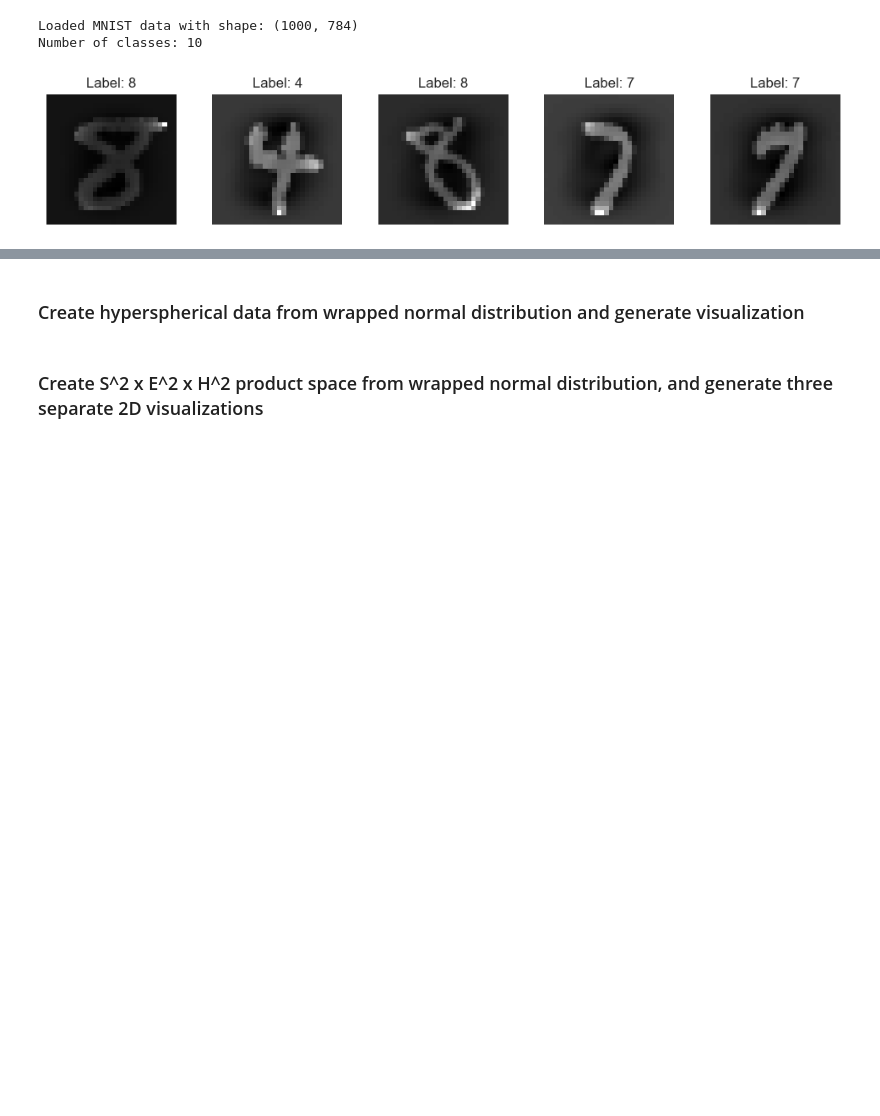
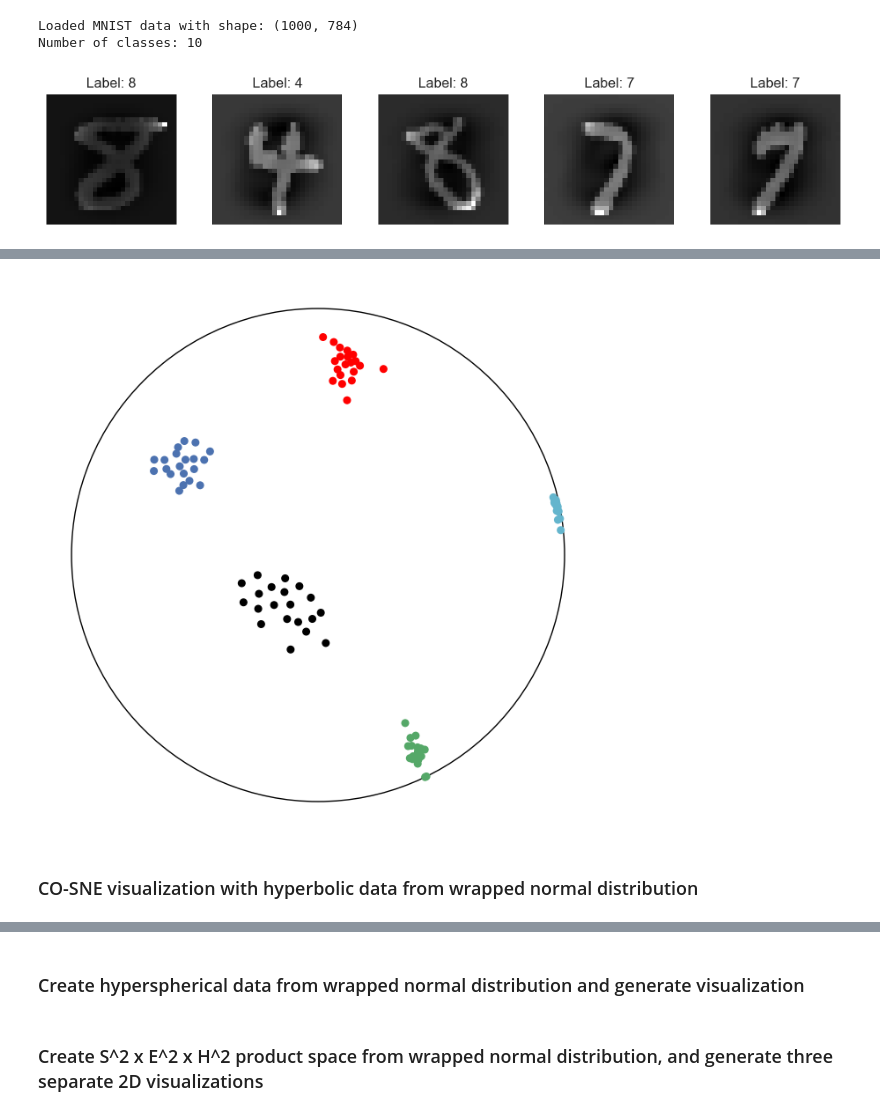
Before and after one commit to qc2321/PS-SNE, a Jupyter notebook: ps-sne.ipynb, the cells around one changed output, grey strips where cells are left out. Drawn from its saved outputs; the diff is of its cells as text; code cells hidden in the pictures; blank space fills up the shorter version.

```diff
--- a/ps-sne.ipynb
+++ b/ps-sne.ipynb
@@ -137,0 +111,34 @@ X_embedded.shape
+# %%
+dists = pmath.dist_matrix(embeddings, embeddings, c=1).numpy()
+# %%
+cosne = htsne.TSNE(
+    n_components=2,
+    verbose=0,
+    method='exact',
+    square_distances=True,
+    metric='precomputed',
+    learning_rate_for_h_loss=0.1,
+    student_t_gamma=0.1,
+    learning_rate=5.0,
+    n_iter=1000,
+    perplexity=20,
+    early_exaggeration=1.0,
+)
+COSNE_embedding = cosne.fit_transform(dists, embeddings)
+# %%
+fig = plt.figure(figsize=(8, 8))
+ax = fig.add_subplot(111)
+
+circle1 = plt.Circle((0, 0), 1, color='black', fill=False)
+plt.gca().add_patch(circle1)
+
+plt.scatter(COSNE_embedding[:,0], COSNE_embedding[:,1], c=colors, s=30)
+ax.set_aspect('equal')
+plt.axis('off')
+
+plt.savefig("./saved_figures/" + "CO-SNE.png", bbox_inches='tight', dpi=fig.dpi)
+plt.show()
+# %% [output]
+[figure, added]
+# %% [markdown]
+### CO-SNE visualization with hyperbolic data from wrapped normal distribution
```
Also changed, not shown: parts of 12 cells of this notebook, 4 other files.
